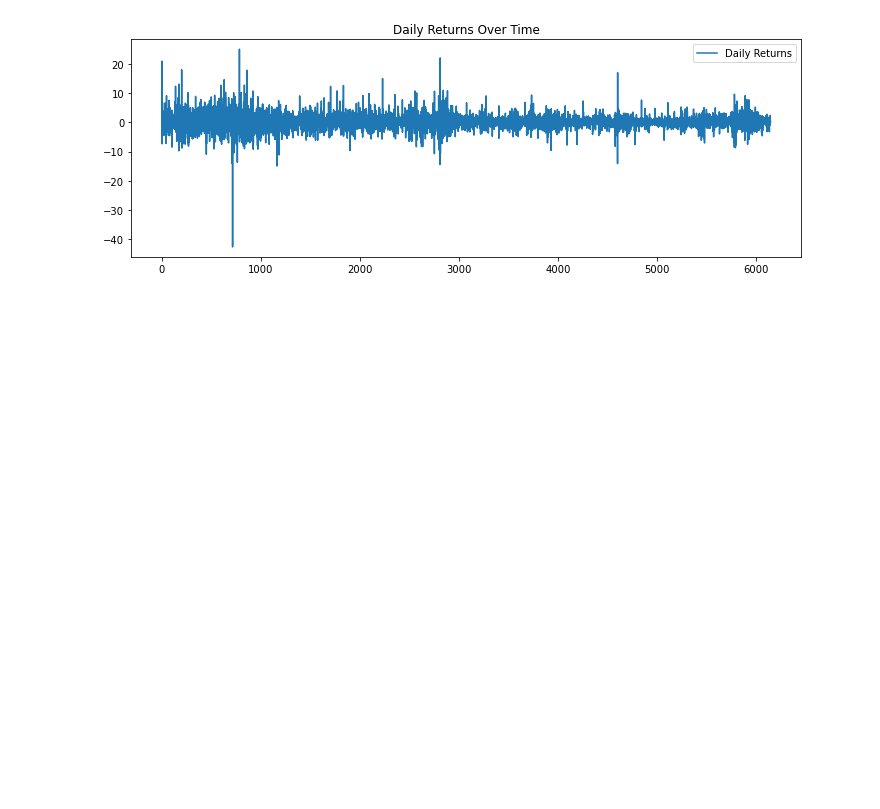
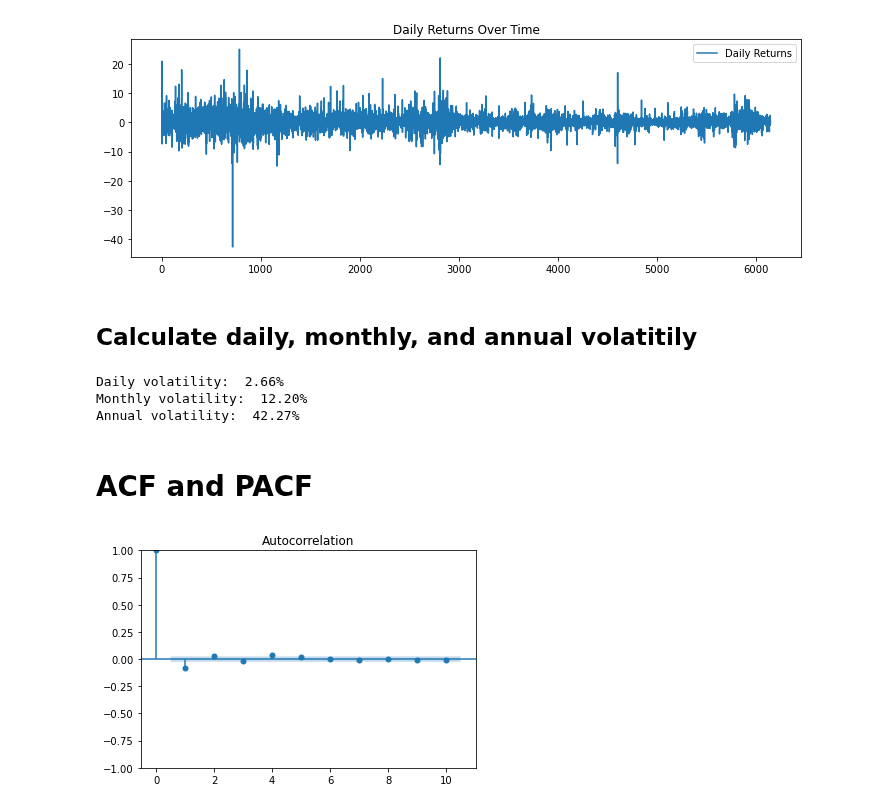
Before and after one commit to Neural-Matrix-LLC/Stock-and-ETF-Prediction, a Jupyter notebook: mysql-garch.ipynb, the cells around one changed output. Drawn from its saved outputs; the diff is of its cells as text; code cells hidden in the pictures; blank space fills up the shorter version.

```diff
--- a/mysql-garch.ipynb
+++ b/mysql-garch.ipynb
@@ -60,3 +85,26 @@ plt.title('Daily Returns Over Time')
 plt.show()
 # %% [output]
 [figure]
+# %% [markdown]
+## Calculate daily, monthly, and annual volatitily
+# %%
+daily_volatility = df['Return'].std()
+print('Daily volatility: ', '{:.2f}%'.format(daily_volatility))
+
+monthly_volatility = math.sqrt(21) * daily_volatility
+print ('Monthly volatility: ', '{:.2f}%'.format(monthly_volatility))
+
+annual_volatility = math.sqrt(252) * daily_volatility
+print ('Annual volatility: ', '{:.2f}%'.format(annual_volatility ))
+# %% [output]
+Daily volatility:  2.66%
+Monthly volatility:  12.20%
+Annual volatility:  42.27%
+# %% [markdown]
+# ACF and PACF
+# %%
+# create acf plot
+plot_acf(df["Return"], lags=10)
+plt.show()
+# %% [output]
+[figure, added]
```
Also changed, not shown: parts of 10 cells of this notebook.
